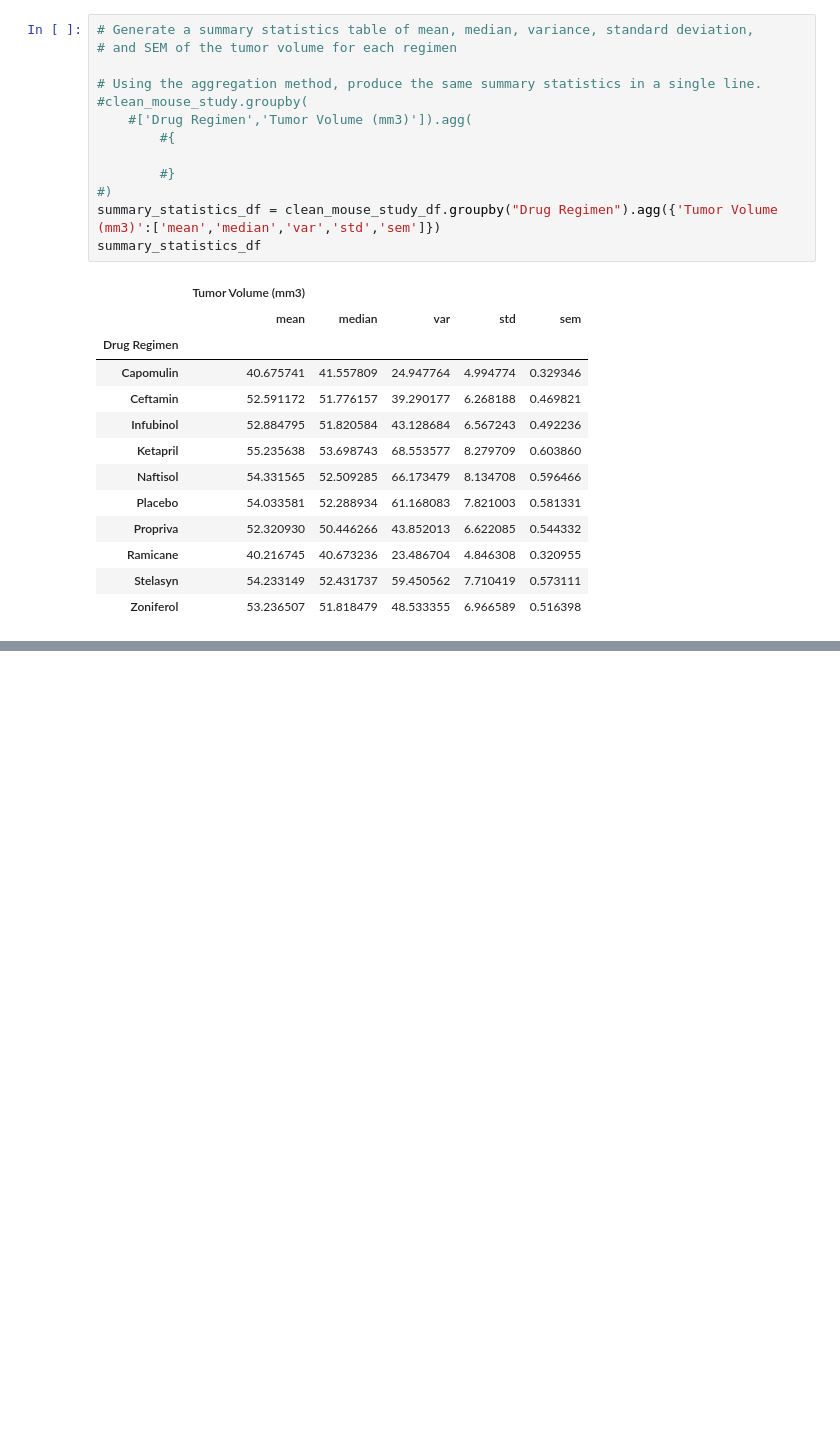
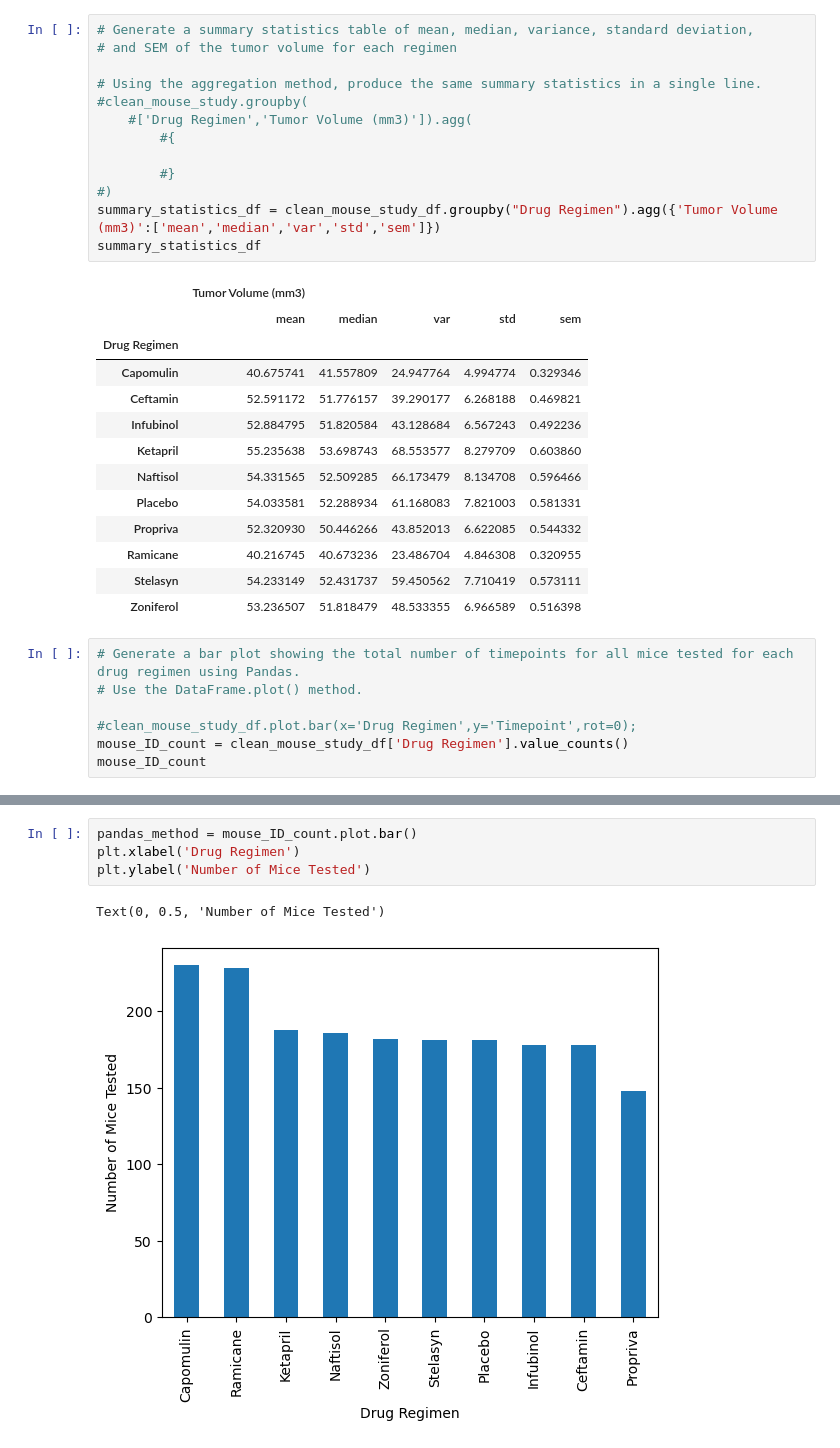
Before and after one commit to eestevekpmp/module-5-challenge, a Jupyter notebook: Pymaceuticals/mainPyma.ipynb, the cells around one changed output, grey strips where cells are left out. Drawn from its saved outputs; the diff is of its cells as text; blank space fills up the shorter version.

```diff
--- a/Pymaceuticals/mainPyma.ipynb
+++ b/Pymaceuticals/mainPyma.ipynb
@@ -167,3 +167,10 @@ summary_statistics_df
 | Ramicane | 40.216745 | 40.673236 | 23.486704 | 4.846308 | 0.320955 |
 | Stelasyn | 54.233149 | 52.431737 | 59.450562 | 7.710419 | 0.573111 |
 | Zoniferol | 53.236507 | 51.818479 | 48.533355 | 6.966589 | 0.516398 |
+# %%
+# Generate a bar plot showing the total number of timepoints for all mice tested for each drug regimen using Pandas.
+# Use the DataFrame.plot() method.
+
+#clean_mouse_study_df.plot.bar(x='Drug Regimen',y='Timepoint',rot=0);
+mouse_ID_count = clean_mouse_study_df['Drug Regimen'].value_counts()
+mouse_ID_count
@@ -169,0 +189,7 @@ summary_statistics_df
+# %%
+pandas_method = mouse_ID_count.plot.bar()
+plt.xlabel('Drug Regimen')
+plt.ylabel('Number of Mice Tested')
+# %% [output]
+Text(0, 0.5, 'Number of Mice Tested')
+[figure, added]
```
Also changed, not shown: parts of 5 cells of this notebook.
